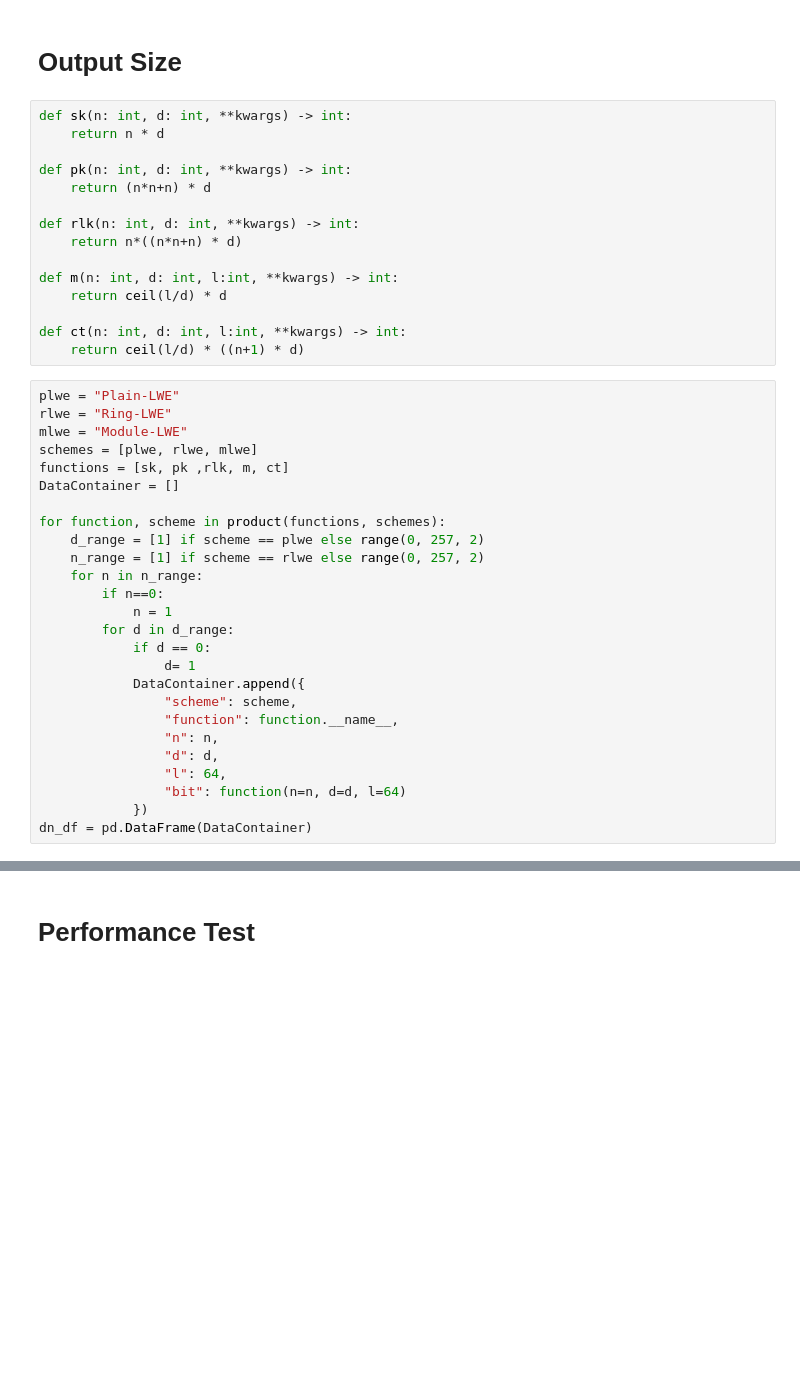
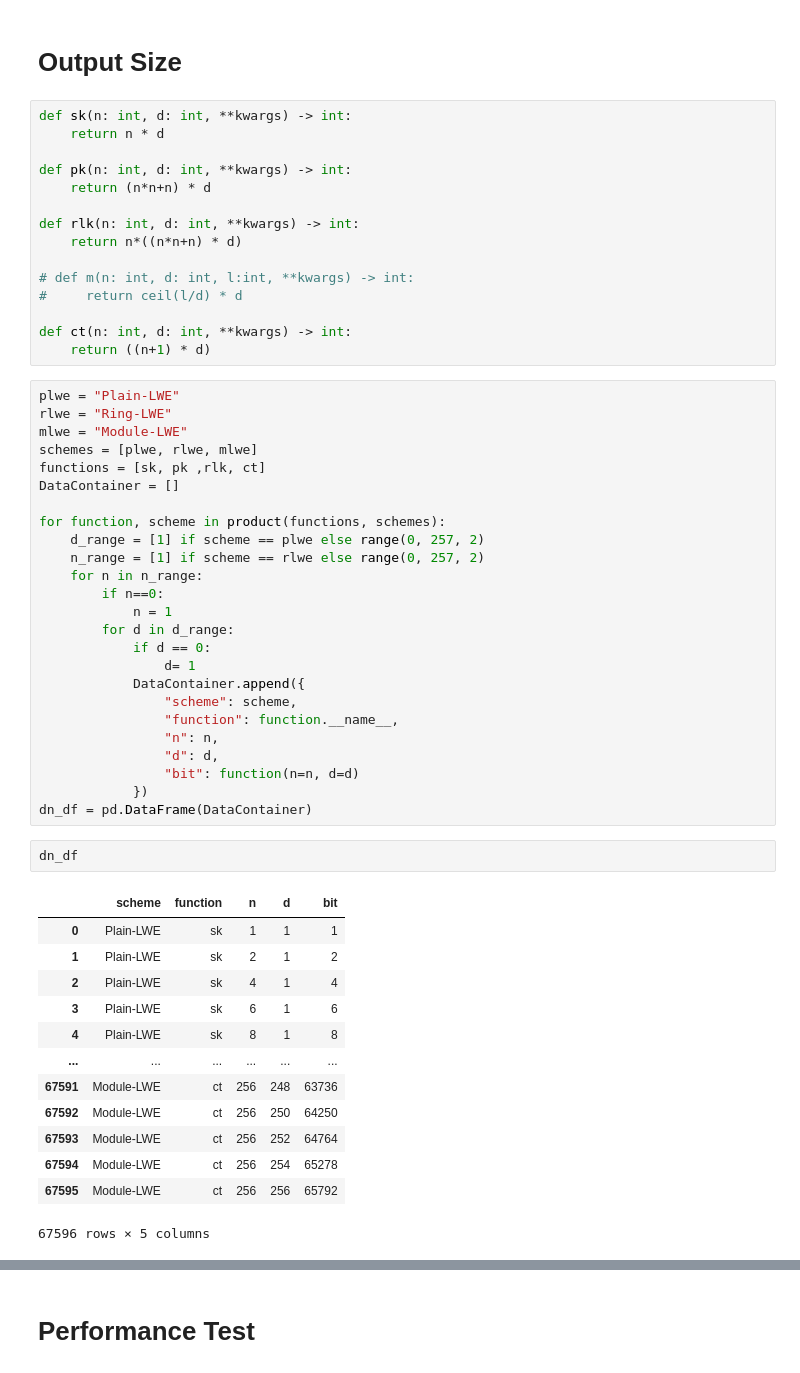
Before and after one commit to PascalStehling/MasterThesis, a Jupyter notebook: Code/Vis.ipynb, the cells around one changed output, grey strips where cells are left out. Saved outputs shown, nothing was run; the diff lists cells and outputs as text; blank space fills up the shorter version.

```diff
--- a/Code/Vis.ipynb
+++ b/Code/Vis.ipynb
@@ -94,17 +94,17 @@ def pk(n: int, d: int, **kwargs) -> int:
 def rlk(n: int, d: int, **kwargs) -> int:
     return n*((n*n+n) * d)
 
-def m(n: int, d: int, l:int, **kwargs) -> int:
-    return ceil(l/d) * d
+# def m(n: int, d: int, l:int, **kwargs) -> int:
+#     return ceil(l/d) * d
 
-def ct(n: int, d: int, l:int, **kwargs) -> int:
-    return ceil(l/d) * ((n+1) * d)
+def ct(n: int, d: int, **kwargs) -> int:
+    return ((n+1) * d)
 # %%
 plwe = "Plain-LWE"
 rlwe = "Ring-LWE"
 mlwe = "Module-LWE"
 schemes = [plwe, rlwe, mlwe]
-functions = [sk, pk ,rlk, m, ct]
+functions = [sk, pk ,rlk, ct]
 DataContainer = []
 
 for function, scheme in product(functions, schemes):
@@ -121,10 +121,25 @@ for function, scheme in product(functions, schemes):
                 "function": function.__name__,
                 "n": n,
                 "d": d,
-                "l": 64,
-                "bit": function(n=n, d=d, l=64)
+                "bit": function(n=n, d=d)
             })
 dn_df = pd.DataFrame(DataContainer)
+# %%
+dn_df
+# %% [output]
+|  | scheme | function | n | d | bit |
+| 0 | Plain-LWE | sk | 1 | 1 | 1 |
+| 1 | Plain-LWE | sk | 2 | 1 | 2 |
+| 2 | Plain-LWE | sk | 4 | 1 | 4 |
+| 3 | Plain-LWE | sk | 6 | 1 | 6 |
+| 4 | Plain-LWE | sk | 8 | 1 | 8 |
+| ... | ... | ... | ... | ... | ... |
+| 67591 | Module-LWE | ct | 256 | 248 | 63736 |
+| 67592 | Module-LWE | ct | 256 | 250 | 64250 |
+| 67593 | Module-LWE | ct | 256 | 252 | 64764 |
+| 67594 | Module-LWE | ct | 256 | 254 | 65278 |
+| 67595 | Module-LWE | ct | 256 | 256 | 65792 |
+67596 rows × 5 columns
 # %%
 grid = sns.FacetGrid(dn_df, col="scheme", row="function",
                      margin_titles=True, despine=False, sharey=False, legend_out=True, sharex="col")
```
Also changed, not shown: parts of 1 cell of this notebook, 4 other files.
